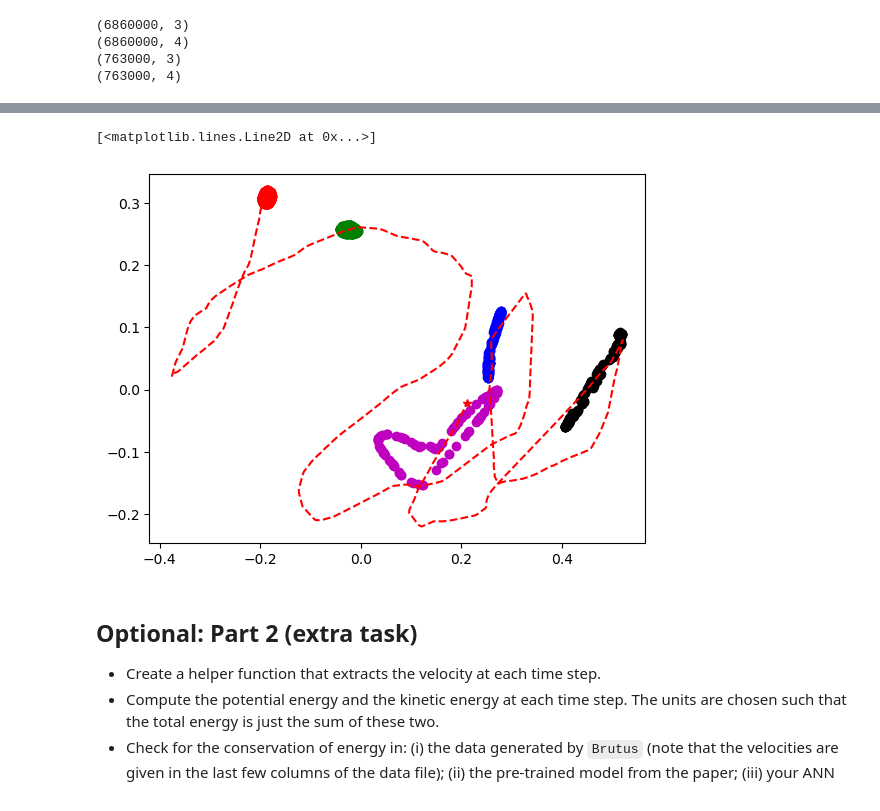
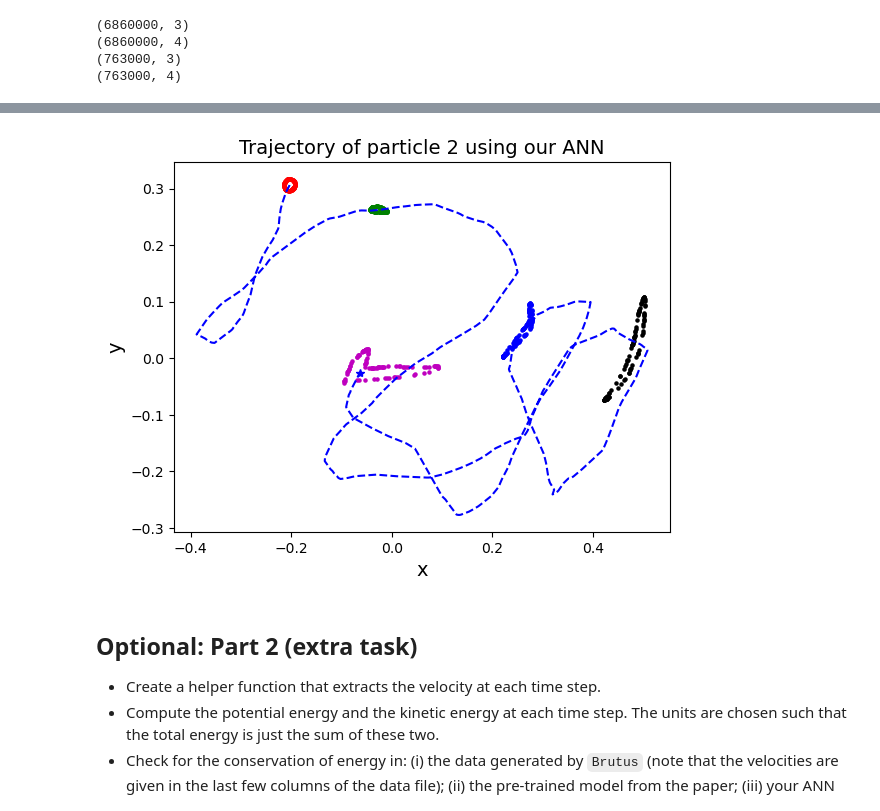
Before and after one commit to charbelnemer/tif285_project2, a Jupyter notebook: TIF285_Project2.ipynb, the cells around one changed output, grey strips where cells are left out. Drawn from its saved outputs; the diff is of its cells as text; code cells hidden in the pictures.

```diff
--- a/TIF285_Project2.ipynb
+++ b/TIF285_Project2.ipynb
@@ -489,11 +512,13 @@ ax.plot(p2[-1,0],p2[-1,1],'r', marker='*')
 # %%
-fig,ax = plt.subplots(1,1)
+fig3,ax3 = plt.subplots(1,1)
 
+#creating an x_perturbed that will be used to predict the perturbed trajectory
 idx = 0
 x_lab, y_lab = get_data(idx)
 x_perturbed = np.zeros_like(x_lab)
 
 for i in range(100):
+    #Creating a perturbation on a circle around (-0.2,3) with radius 0.01
     theta = np.random.uniform(low=0.0, high=2*np.pi, size=1)
     perturb1 = 0.01*np.cos(theta)
     perturb2 = 0.01*np.sin(theta)
@@ -501,24 +526,30 @@ for i in range(100):
     x_perturbed[:,1] = -0.2*np.ones_like(x_lab[:,0])+perturb1
     x_perturbed[:,2] = 0.3*np.ones_like(x_lab[:,0])+perturb2
 
+    #Creating the predicted perturbed trajectory using our model
     predictions = model.predict(x_perturbed)
     p1, p2, p3 = get_trajectories(predictions)
 
-    #plotting p2 and dot at the last point
-    p2_0 = np.array([p2[i,0] for i in [0,243,486,755,973]])
-    p2_1 = np.array([p2[i,1] for i in [0,243,486,755,973]])
+    #plotting the perturbed trajectory at the five relevant times t={0,0.95,1.9,2.85,3.8}
+    p2_0 = np.array([p2[i,0] for i in [0,243,486,730,973]])
+    p2_1 = np.array([p2[i,1] for i in [0,243,486,730,973]])
     colors = ['r', 'g', 'b', 'k', 'm']
     for i, color in zip(range(p2_0.size),colors):
-        ax.scatter(p2_0[i],p2_1[i], c = color);
+        ax3.scatter(p2_0[i],p2_1[i], s = 5, c = color);
 
-
-#[0,243,486,755,973]
+#Predicting the non-perturbed trajectory using our model
 x_lab[:,1] = -0.2*np.ones_like(x_lab[:,0])
 x_lab[:,2] = 0.3*np.ones_like(x_lab[:,0])
 predictions = model.predict(x_lab)
 p1, p2, p3 = get_trajectories(predictions)
-ax.plot(p2[:,0],p2[:,1],'r--')
-ax.plot(p2[-1,0],p2[-1,1],'r', marker='*')
+
+#Plotting the non-perturbed trajectory
+ax3.plot(p2[:974,0],p2[:974,1],'b--')
+ax3.plot(p2[973,0],p2[973,1],'b', marker='*')
+ax3.set_xlabel('x',fontsize=14)
+ax3.set_ylabel('y',fontsize=14)
+ax3.set_title('Trajectory of particle 2 using our ANN',fontsize=14)
+fig3.savefig('Perturbed2', bbox_inches = 'tight')
 # %% [output]
 32/32 [==============================] - 0s 2ms/step
 32/32 [==============================] - 0s 2ms/step
@@ -528,17 +559,16 @@ ax.plot(p2[-1,0],p2[-1,1],'r', marker='*')
 32/32 [==============================] - 0s 2ms/step
 32/32 [==============================] - 0s 2ms/step
 32/32 [==============================] - 0s 2ms/step
 32/32 [==============================] - 0s 2ms/step
 32/32 [==============================] - 0s 2ms/step
 32/32 [==============================] - 0s 2ms/step
 32/32 [==============================] - 0s 2ms/step
 ... (85 lines left out)
 32/32 [==============================] - 0s 2ms/step
 32/32 [==============================] - 0s 2ms/step
 32/32 [==============================] - 0s 2ms/step
 32/32 [==============================] - 0s 2ms/step
-[<matplotlib.lines.Line2D at 0x...>]
-[figure, old version]
+[figure, new version]
 # %% [markdown]
 ## Optional: Part 2 (extra task)
 * Create a helper function that extracts the velocity at each time step.
```
Also changed, not shown: parts of 40 cells of this notebook, 2 other files.
